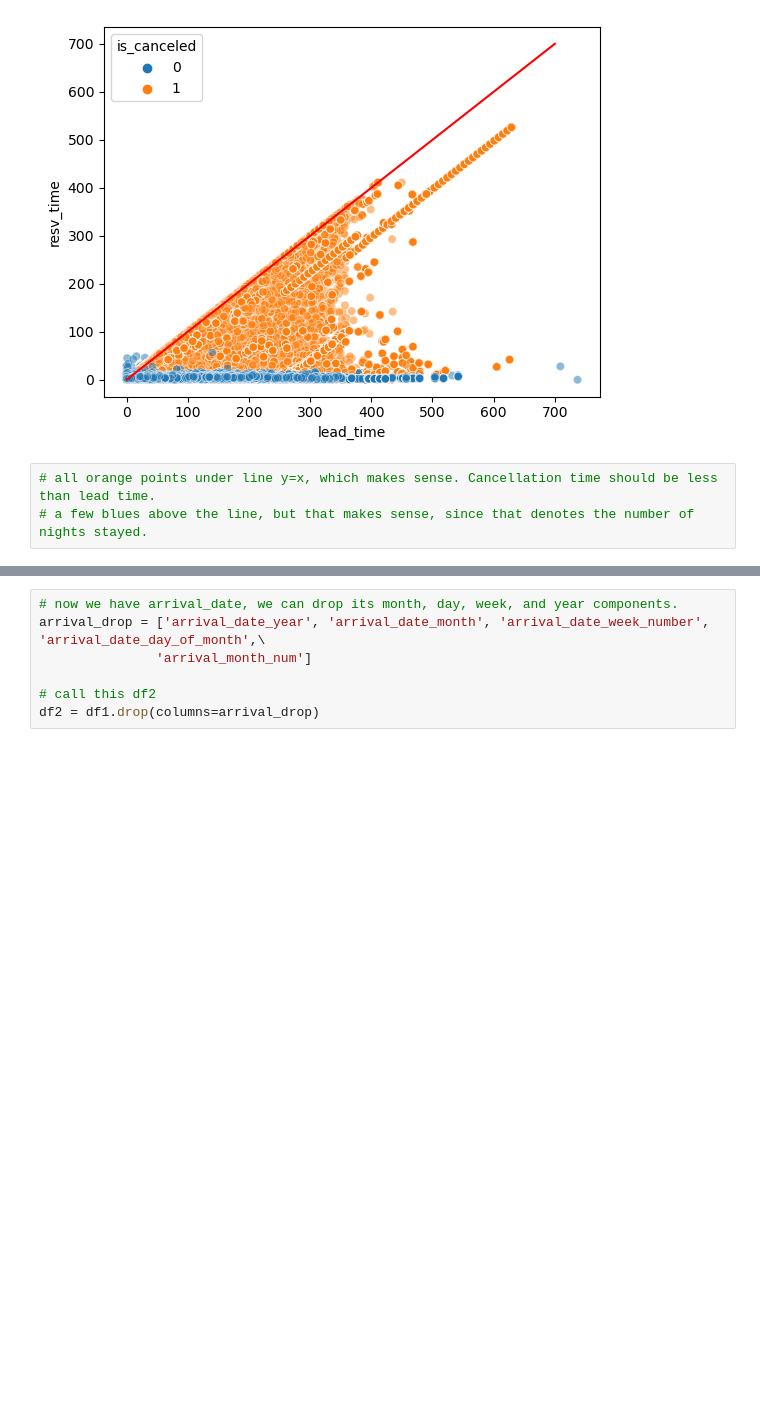
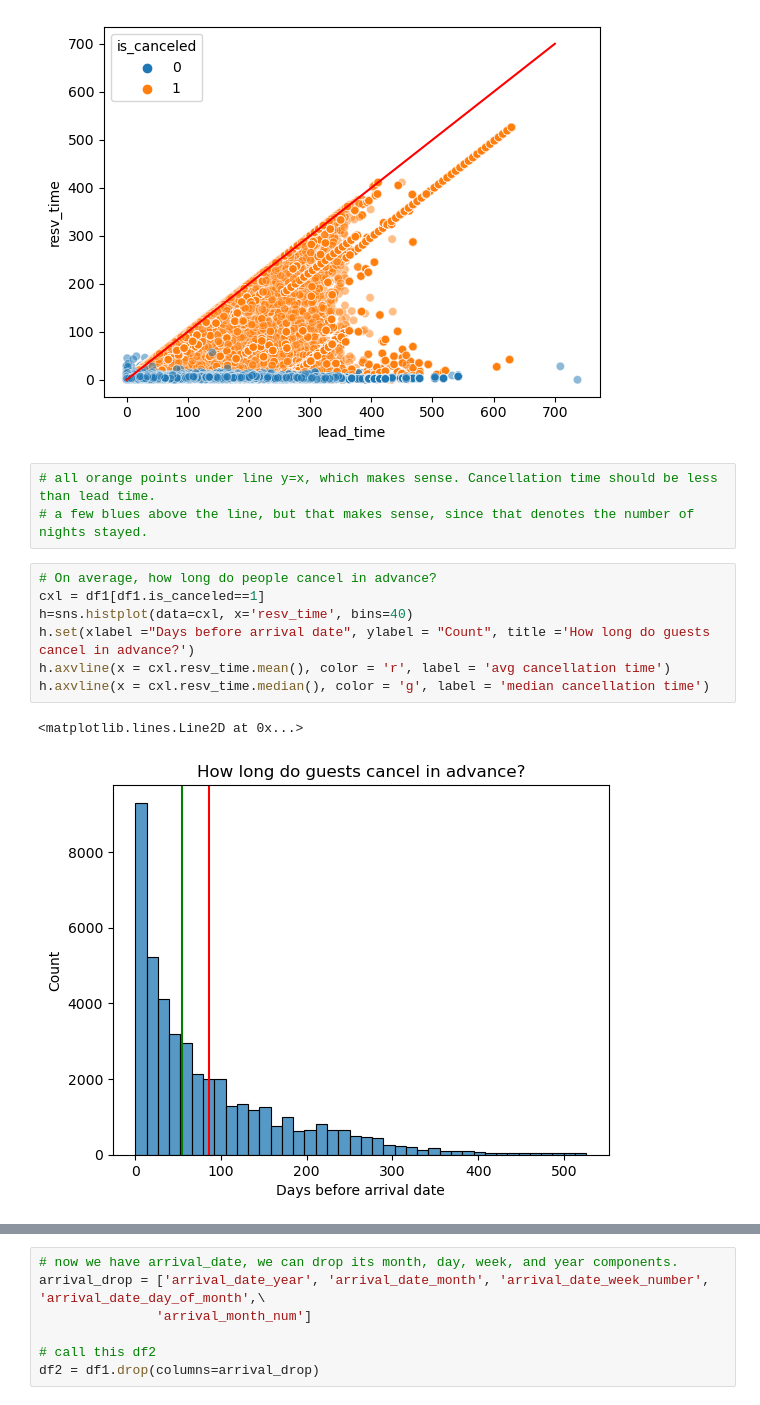
Before and after one commit to catloverkelly/Capstone2, a Jupyter notebook: EDA.ipynb, the cells around one changed output, grey strips where cells are left out. Saved outputs shown, nothing was run; the diff lists cells and outputs as text; blank space fills up the shorter version.

```diff
--- a/EDA.ipynb
+++ b/EDA.ipynb
@@ -510,3 +517,13 @@ plt.show()
 # %%
 # all orange points under line y=x, which makes sense. Cancellation time should be less than lead time.
 # a few blues above the line, but that makes sense, since that denotes the number of nights stayed.
+# %%
+# On average, how long do people cancel in advance?
+cxl = df1[df1.is_canceled==1]
+h=sns.histplot(data=cxl, x='resv_time', bins=40)
+h.set(xlabel ="Days before arrival date", ylabel = "Count", title ='How long do guests cancel in advance?')
+h.axvline(x = cxl.resv_time.mean(), color = 'r', label = 'avg cancellation time')
+h.axvline(x = cxl.resv_time.median(), color = 'g', label = 'median cancellation time')
+# %% [output]
+<matplotlib.lines.Line2D at 0x...>
+[figure, added]
```
Also changed, not shown: parts of 10 cells of this notebook.
